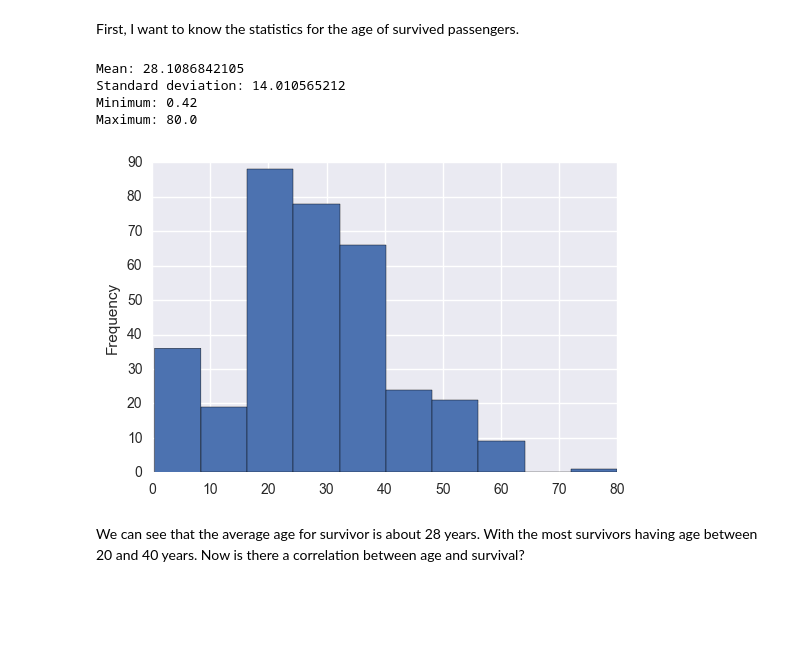
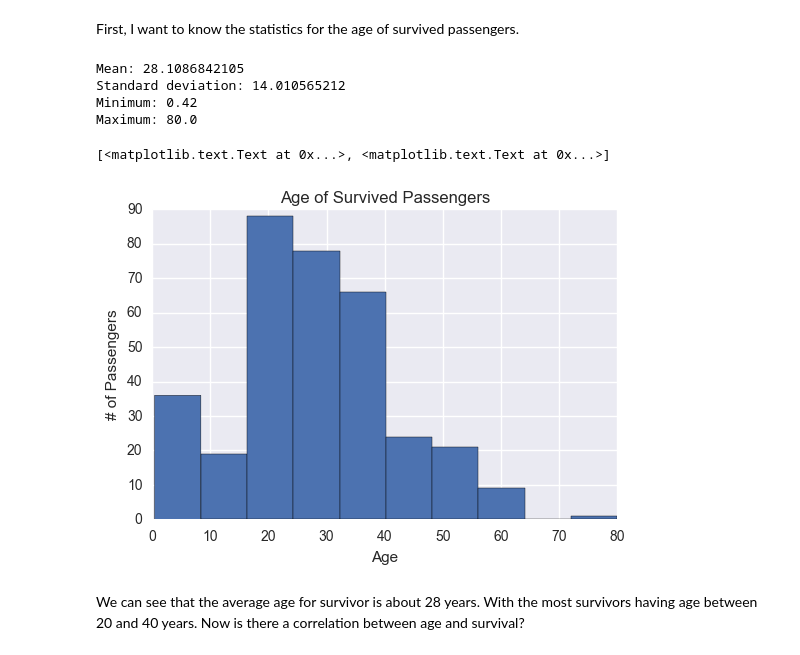
Before and after one commit to julia-kudinovich/data-analysis-p2-investigate-dataset, a Jupyter notebook: P2 Investigate a Dataset.ipynb, the cells around one changed output. Drawn from its saved outputs; the diff is of its cells as text; code cells hidden in the pictures; blank space fills up the shorter version.

Commit message:
discuss the limitations of the analysis, add titles and axes names to the plots

```diff
--- a/P2 Investigate a Dataset.ipynb
+++ b/P2 Investigate a Dataset.ipynb
@@ -138,15 +138,19 @@ def describe_data(df):
     print 'Standard deviation:', df.std()
     print 'Minimum:', df.min()
     print 'Maximum:', df.max()
-    df.plot(kind='hist')
 
-describe_data(titanic_df.loc[titanic_df['Survived'] == 1]['new_age'])
+survivals_age = titanic_df.loc[titanic_df['Survived'] == 1]['new_age']
+describe_data(survivals_age)
 # %% [output]
 Mean: 28.1086842105
 Standard deviation: 14.010565212
 Minimum: 0.42
 Maximum: 80.0
-[figure, removed]
+# %%
+survivals_age.plot(kind='hist', title='Age of Survived Passengers').set(ylabel = "# of Passengers", xlabel = "Age")
+# %% [output]
+[<matplotlib.text.Text at 0x...>, <matplotlib.text.Text at 0x...>]
+[figure, added]
 # %% [markdown]
 We can see that the average age for survivor is about 28 years. With the most survivors having age between 20 and 40 years. Now is there a correlation between age and survival?
 # %%
```
Also changed, not shown: parts of 3 cells of this notebook, 1 other file.
